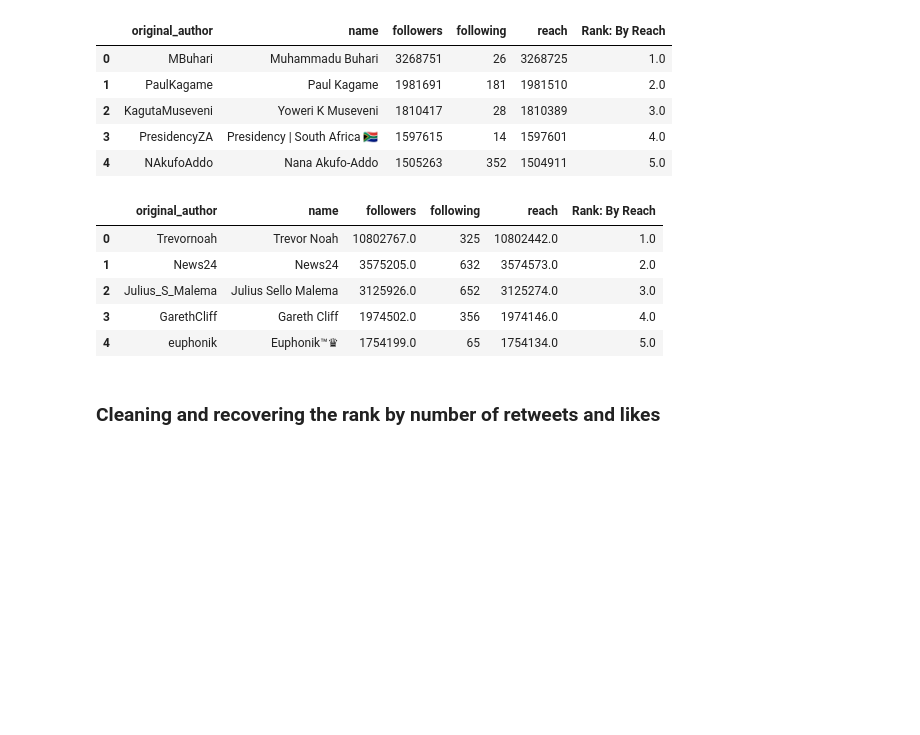
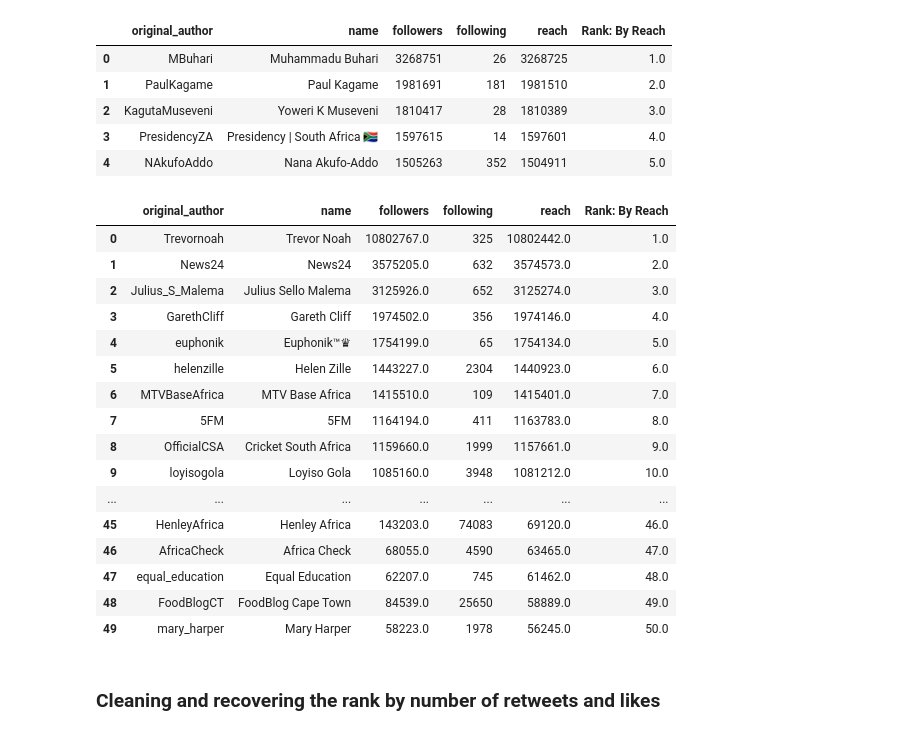
Before and after one commit to dmarinere/NikeCampaign, a Jupyter notebook: Nike_Campaign_Contd.ipynb, the cells around one changed output. Cells and saved outputs as stored; diff of their text form; code cells hidden in the pictures; blank space fills up the shorter version.

```diff
--- a/Nike_Campaign_Contd.ipynb
+++ b/Nike_Campaign_Contd.ipynb
@@ -19,10 +17,6 @@ df_new_infl.reset_index(drop=True, inplace=True)
 #i started with using the assumption that we made about less than 5 tweets
 df_infl = df_infl[df_infl['original_author'].map(df_infl['original_author'].value_counts()) > 5]
 df_gov = df_gov[df_gov['original_author'].map(df_gov['original_author'].value_counts()) > 5]
-# %%
-# we would drop rows that the followers and following are missing and also original author
-df_new_infl = df_new_infl.dropna(how='any', subset=['followers', 'following', 'original_author'])
-df_new_infl = df_new_infl.dropna(how='any', subset=['followers', 'following', 'original_author'])
 # %%
 #i converted some columns from object to int so we can work with them easily
 df_new_infl = df_new_infl.astype({'favorite_count': 'int64', 'retweet_count': 'int64','following': 'int64' })
@@ -74,14 +93,25 @@ df_gov_rank.head()
 | 3 | PresidencyZA | Presidency | South Africa 🇿🇦 | 1597615 | 14 | 1597601 | 4.0 |
 | 4 | NAkufoAddo | Nana Akufo-Addo | 1505263 | 352 | 1504911 | 5.0 |
 # %%
-df_infl_rank.head()
+df_infl_rank.head(50)
 # %% [output]
 |  | original_author | name | followers | following | reach | Rank: By Reach |
 | 0 | Trevornoah | Trevor Noah | 10802767.0 | 325 | 10802442.0 | 1.0 |
 | 1 | News24 | News24 | 3575205.0 | 632 | 3574573.0 | 2.0 |
 | 2 | Julius_S_Malema | Julius Sello Malema | 3125926.0 | 652 | 3125274.0 | 3.0 |
 | 3 | GarethCliff | Gareth Cliff | 1974502.0 | 356 | 1974146.0 | 4.0 |
 | 4 | euphonik | Euphonik™♛ | 1754199.0 | 65 | 1754134.0 | 5.0 |
+| 5 | helenzille | Helen Zille | 1443227.0 | 2304 | 1440923.0 | 6.0 |
+| 6 | MTVBaseAfrica | MTV Base Africa | 1415510.0 | 109 | 1415401.0 | 7.0 |
+| 7 | 5FM | 5FM | 1164194.0 | 411 | 1163783.0 | 8.0 |
+| 8 | OfficialCSA | Cricket South Africa | 1159660.0 | 1999 | 1157661.0 | 9.0 |
+| 9 | loyisogola | Loyiso Gola | 1085160.0 | 3948 | 1081212.0 | 10.0 |
+| ... | ... | ... | ... | ... | ... | ... |
+| 45 | HenleyAfrica | Henley Africa | 143203.0 | 74083 | 69120.0 | 46.0 |
+| 46 | AfricaCheck | Africa Check | 68055.0 | 4590 | 63465.0 | 47.0 |
+| 47 | equal_education | Equal Education | 62207.0 | 745 | 61462.0 | 48.0 |
+| 48 | FoodBlogCT | FoodBlog Cape Town | 84539.0 | 25650 | 58889.0 | 49.0 |
+| 49 | mary_harper | Mary Harper | 58223.0 | 1978 | 56245.0 | 50.0 |
 # %% [markdown]
 ### Cleaning and recovering the rank by number of retweets and likes
 # %%
```
Also changed, not shown: parts of 6 cells of this notebook.
